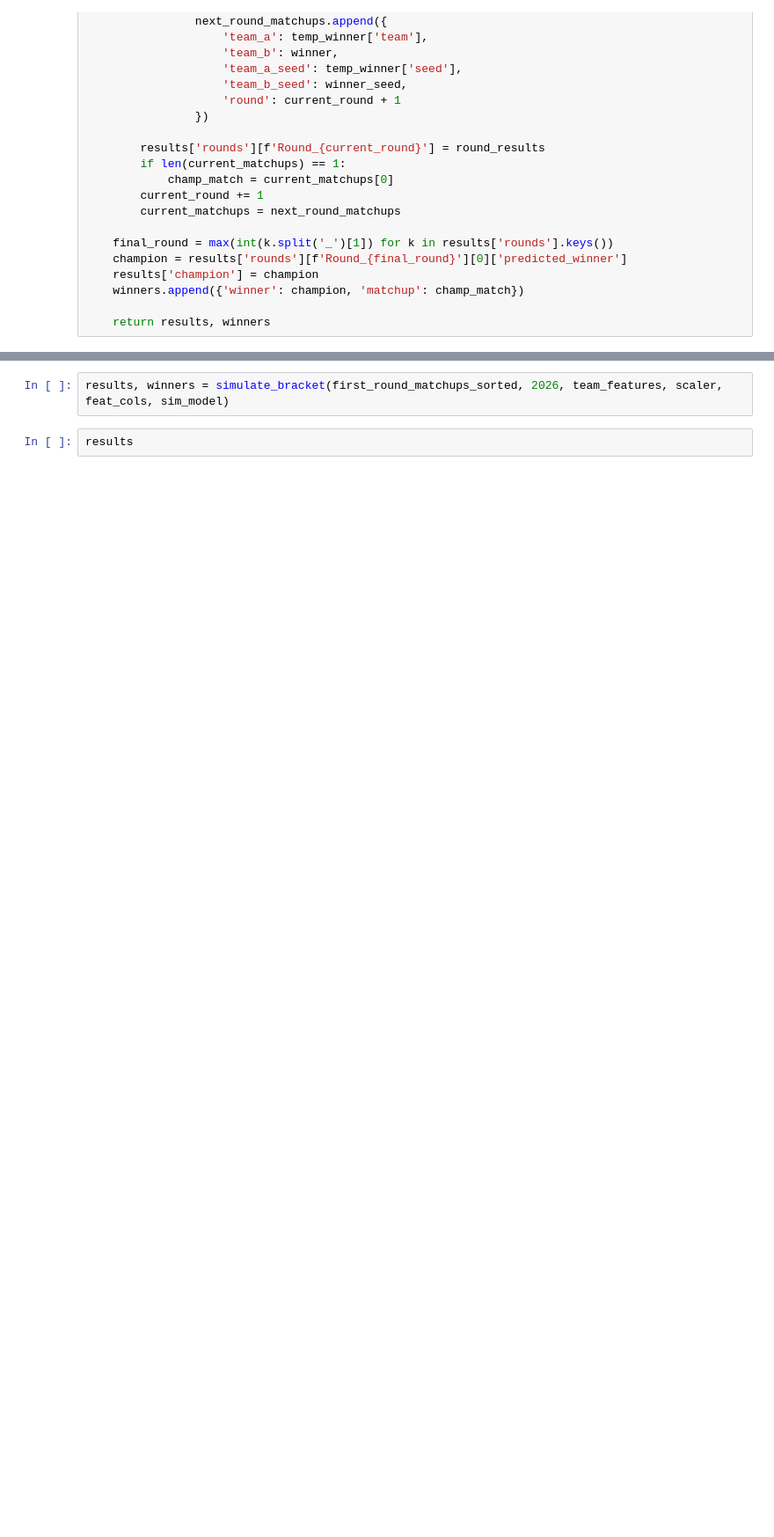
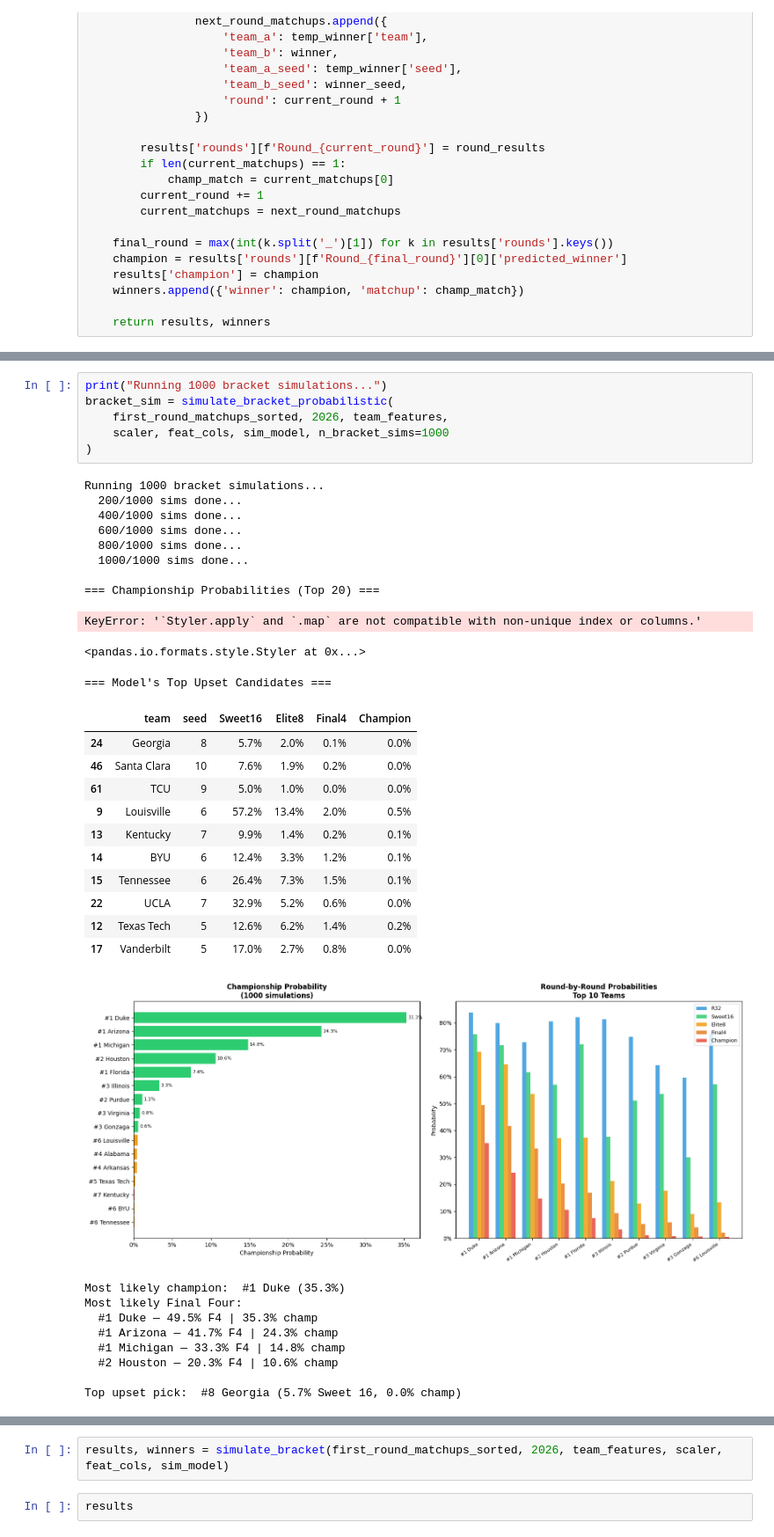
Before and after one commit to StudioMitesh/march-madness-2026, a Jupyter notebook: notebook.ipynb, the cells around one changed output, grey strips where cells are left out. Shown at 88% size. Cells and saved outputs as stored; diff of their text form; blank space fills up the shorter version.

Commit message:
add remaining bracket sim work

```diff
--- a/notebook.ipynb
+++ b/notebook.ipynb
@@ -2037,0 +2121,38 @@ def simulate_bracket(bracket_matchups, season, team_features, scaler, feat_cols,
+# %%
+print("Running 1000 bracket simulations...")
+bracket_sim = simulate_bracket_probabilistic(
+    first_round_matchups_sorted, 2026, team_features,
+    scaler, feat_cols, sim_model, n_bracket_sims=1000
+)
+# %% [output]
+Running 1000 bracket simulations...
+  200/1000 sims done...
+  400/1000 sims done...
+  600/1000 sims done...
+  800/1000 sims done...
+  1000/1000 sims done...
+
+=== Championship Probabilities (Top 20) ===
+KeyError: '`Styler.apply` and `.map` are not compatible with non-unique index or columns.'
+<pandas.io.formats.style.Styler at 0x...>
+=== Model's Top Upset Candidates ===
+|  | team | seed | Sweet16 | Elite8 | Final4 | Champion |
+| 24 | Georgia | 8 | 5.7% | 2.0% | 0.1% | 0.0% |
+| 46 | Santa Clara | 10 | 7.6% | 1.9% | 0.2% | 0.0% |
+| 61 | TCU | 9 | 5.0% | 1.0% | 0.0% | 0.0% |
+| 9 | Louisville | 6 | 57.2% | 13.4% | 2.0% | 0.5% |
+| 13 | Kentucky | 7 | 9.9% | 1.4% | 0.2% | 0.1% |
+| 14 | BYU | 6 | 12.4% | 3.3% | 1.2% | 0.1% |
+| 15 | Tennessee | 6 | 26.4% | 7.3% | 1.5% | 0.1% |
+| 22 | UCLA | 7 | 32.9% | 5.2% | 0.6% | 0.0% |
+| 12 | Texas Tech | 5 | 12.6% | 6.2% | 1.4% | 0.2% |
+| 17 | Vanderbilt | 5 | 17.0% | 2.7% | 0.8% | 0.0% |
+[figure, added]
+Most likely champion:  #1 Duke (35.3%)
+Most likely Final Four:
+  #1 Duke — 49.5% F4 | 35.3% champ
+  #1 Arizona — 41.7% F4 | 24.3% champ
+  #1 Michigan — 33.3% F4 | 14.8% champ
+  #2 Houston — 20.3% F4 | 10.6% champ
+
+Top upset pick:  #8 Georgia (5.7% Sweet 16, 0.0% champ)
```
Also changed, not shown: parts of 17 cells of this notebook, 3 other files.
